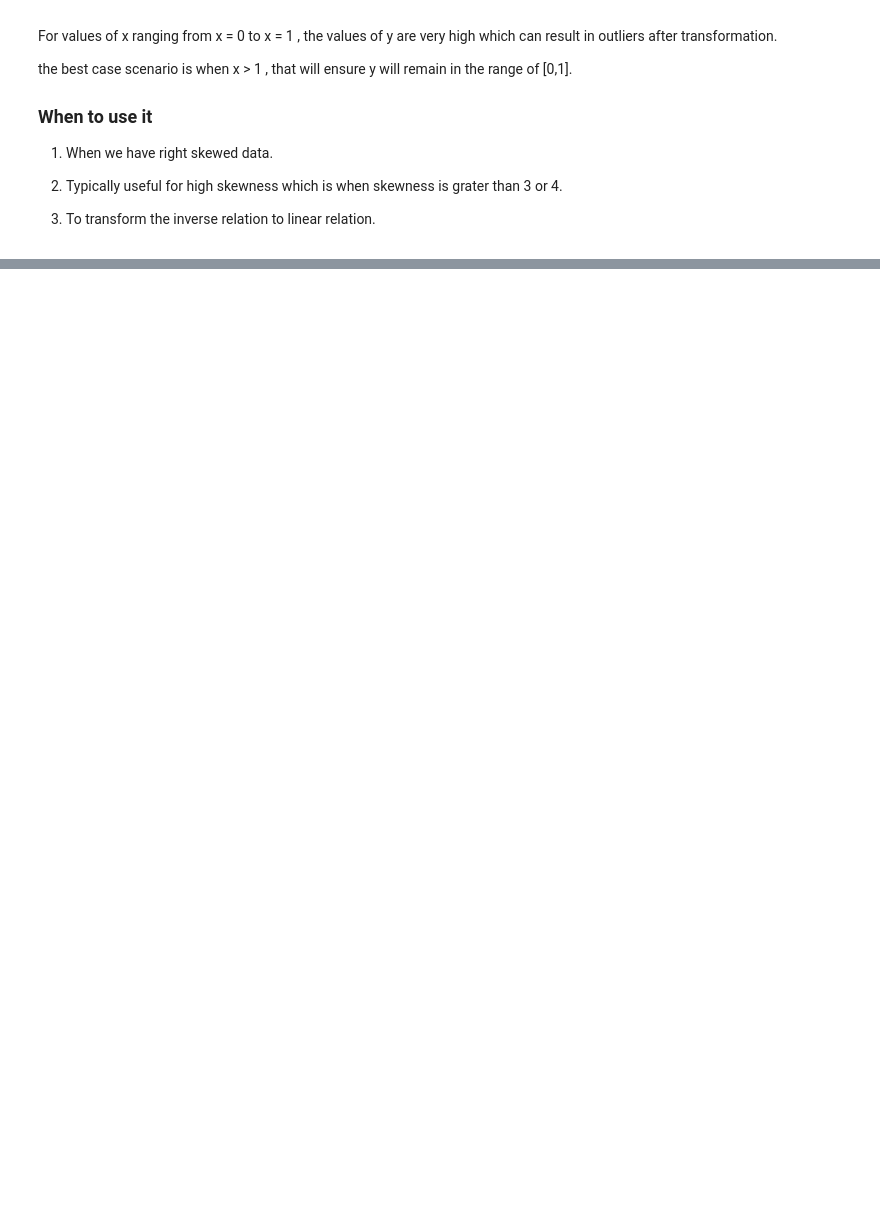
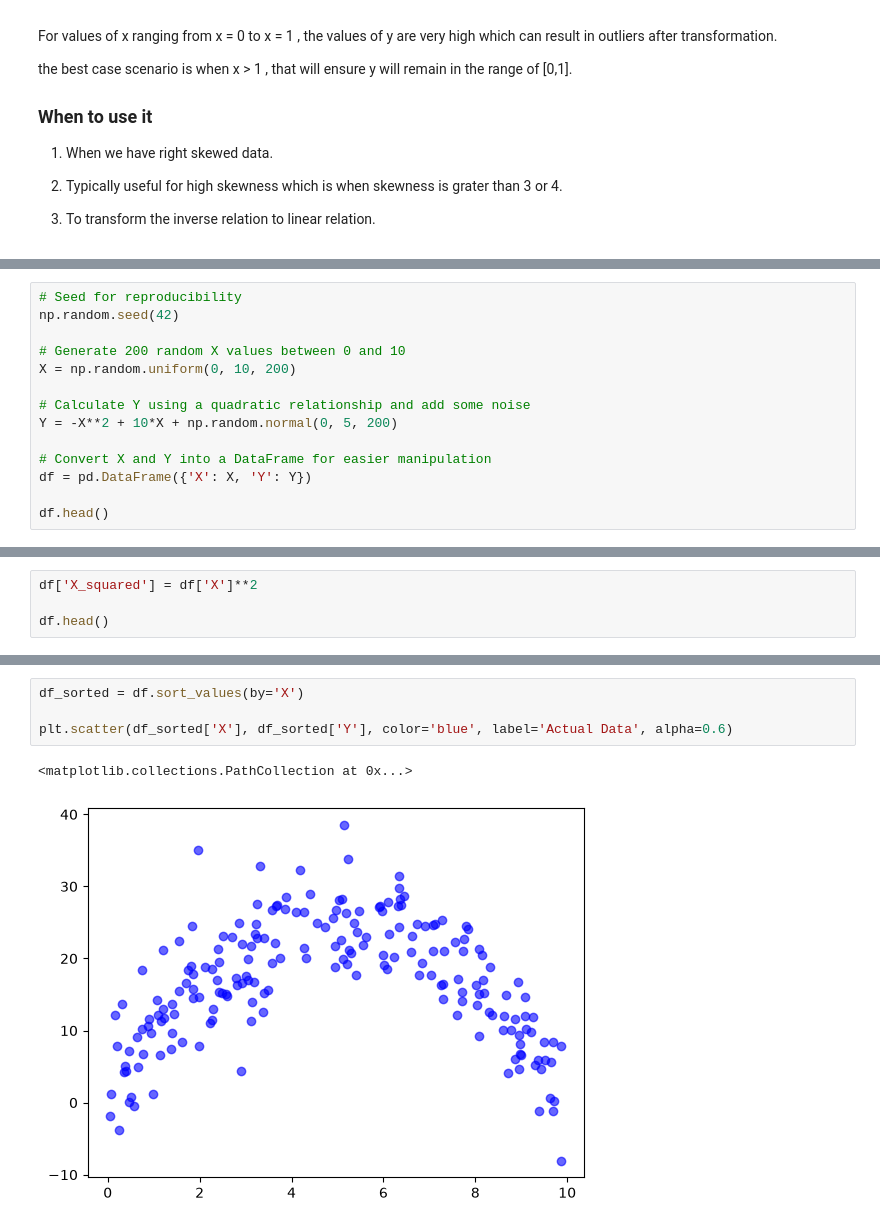
Before and after one commit to AvanindraBose/ML-Zodiac, a Jupyter notebook: Feature_Engineering/Feature_Transformation/other_Function_Transformer.ipynb, the cells around one changed output, grey strips where cells are left out. Drawn from its saved outputs; the diff is of its cells as text; blank space fills up the shorter version.

```diff
--- a/Feature_Engineering/Feature_Transformation/other_Function_Transformer.ipynb
+++ b/Feature_Engineering/Feature_Transformation/other_Function_Transformer.ipynb
@@ -60,0 +74,14 @@ the best case scenario is when x > 1 , that will ensure y will remain in the ran
+# %%
+# Seed for reproducibility
+np.random.seed(42)
+
+# Generate 200 random X values between 0 and 10
+X = np.random.uniform(0, 10, 200)
+
+# Calculate Y using a quadratic relationship and add some noise
+Y = -X**2 + 10*X + np.random.normal(0, 5, 200)
+
+# Convert X and Y into a DataFrame for easier manipulation
+df = pd.DataFrame({'X': X, 'Y': Y})
+
+df.head()
@@ -60,0 +95,4 @@ the best case scenario is when x > 1 , that will ensure y will remain in the ran
+# %%
+df['X_squared'] = df['X']**2
+
+df.head()
@@ -60,0 +106,7 @@ the best case scenario is when x > 1 , that will ensure y will remain in the ran
+# %%
+df_sorted = df.sort_values(by='X')
+
+plt.scatter(df_sorted['X'], df_sorted['Y'], color='blue', label='Actual Data', alpha=0.6)
+# %% [output]
+<matplotlib.collections.PathCollection at 0x...>
+[figure, added]
```
Also changed, not shown: parts of 35 cells of this notebook.
